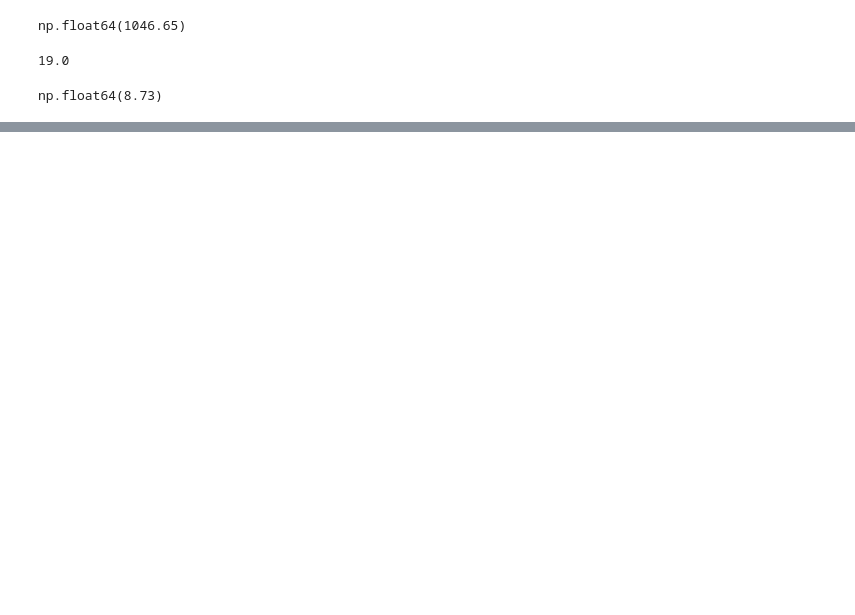
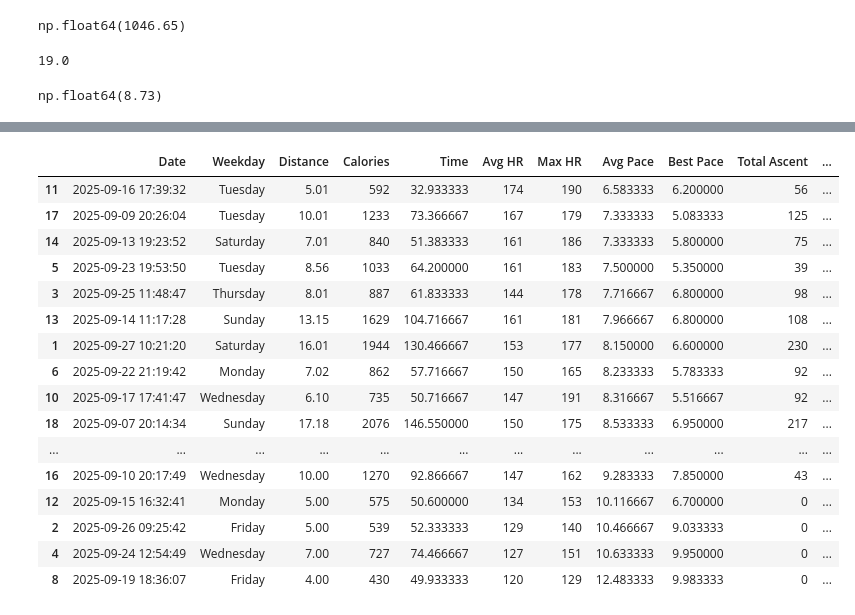
Before and after one commit to JakeBowen2005/Working_With_Garmin_Data, a Jupyter notebook: Playing_w_Data.ipynb, the cells around one changed output, grey strips where cells are left out. Saved outputs shown, nothing was run; the diff lists cells and outputs as text; code cells hidden in the pictures; blank space fills up the shorter version.

```diff
--- a/Playing_w_Data.ipynb
+++ b/Playing_w_Data.ipynb
@@ -58,7 +64,7 @@ data
 # %%
 #Filling in blank values
-data["Total Ascent"] = data["Total Ascent"].str.replace("--", "0").astype(float)
-data["Total Descent"] = data["Total Descent"].str.replace("--", "0").astype(float)
+data["Total Ascent"] = data["Total Ascent"].str.replace("--", "0").astype(int)
+data["Total Descent"] = data["Total Descent"].str.replace("--", "0").astype(int)
 # This changes the entire rows to floats too
 # %%
 data.dtypes
@@ -78,7 +85,7 @@ dtype: object
 # %%
 #Need to change Calories, Time, Avg Pace, Best PAce, Steps into usable floats to work with
 #Calories First
-data["Calories"] = data["Calories"].str.replace(",", "").astype(float)
+data["Calories"] = data["Calories"].str.replace(",", "").astype(int)
 data["Calories"].mean()
 # %% [output]
 np.float64(1046.65)
@@ -105,3 +112,7 @@ data["Avg Pace"] = data["Avg Pace"].apply(pace_converter_func)
 data["Avg Pace"].mean()
 # %% [output]
 np.float64(8.73)
+# %%
+#Best Pace Change
+data["Best Pace"] = data["Best Pace"].apply(pace_converter_func)
+data["Best Pace"].mean()
@@ -107,0 +121,4 @@ np.float64(8.73)
+# %%
+#Steps
+data["Steps"] = data["Steps"].str.replace(",", "").astype(int)
+data["Steps"].mean()
@@ -107,0 +162,20 @@ np.float64(8.73)
+# %%
+data.sort_values("Avg Pace")
+# %% [output]
+|  | Date | Weekday | Distance | Calories | Time | Avg HR | Max HR | Avg Pace | Best Pace | Total Ascent | ... |
+| 11 | 2025-09-16 17:39:32 | Tuesday | 5.01 | 592 | 32.933333 | 174 | 190 | 6.583333 | 6.200000 | 56 | ... |
+| 17 | 2025-09-09 20:26:04 | Tuesday | 10.01 | 1233 | 73.366667 | 167 | 179 | 7.333333 | 5.083333 | 125 | ... |
+| 14 | 2025-09-13 19:23:52 | Saturday | 7.01 | 840 | 51.383333 | 161 | 186 | 7.333333 | 5.800000 | 75 | ... |
+| 5 | 2025-09-23 19:53:50 | Tuesday | 8.56 | 1033 | 64.200000 | 161 | 183 | 7.500000 | 5.350000 | 39 | ... |
+| 3 | 2025-09-25 11:48:47 | Thursday | 8.01 | 887 | 61.833333 | 144 | 178 | 7.716667 | 6.800000 | 98 | ... |
+| 13 | 2025-09-14 11:17:28 | Sunday | 13.15 | 1629 | 104.716667 | 161 | 181 | 7.966667 | 6.800000 | 108 | ... |
+| 1 | 2025-09-27 10:21:20 | Saturday | 16.01 | 1944 | 130.466667 | 153 | 177 | 8.150000 | 6.600000 | 230 | ... |
+| 6 | 2025-09-22 21:19:42 | Monday | 7.02 | 862 | 57.716667 | 150 | 165 | 8.233333 | 5.783333 | 92 | ... |
+| 10 | 2025-09-17 17:41:47 | Wednesday | 6.10 | 735 | 50.716667 | 147 | 191 | 8.316667 | 5.516667 | 92 | ... |
+| 18 | 2025-09-07 20:14:34 | Sunday | 17.18 | 2076 | 146.550000 | 150 | 175 | 8.533333 | 6.950000 | 217 | ... |
+| ... | ... | ... | ... | ... | ... | ... | ... | ... | ... | ... | ... |
+| 16 | 2025-09-10 20:17:49 | Wednesday | 10.00 | 1270 | 92.866667 | 147 | 162 | 9.283333 | 7.850000 | 43 | ... |
+| 12 | 2025-09-15 16:32:41 | Monday | 5.00 | 575 | 50.600000 | 134 | 153 | 10.116667 | 6.700000 | 0 | ... |
+| 2 | 2025-09-26 09:25:42 | Friday | 5.00 | 539 | 52.333333 | 129 | 140 | 10.466667 | 9.033333 | 0 | ... |
+| 4 | 2025-09-24 12:54:49 | Wednesday | 7.00 | 727 | 74.466667 | 127 | 151 | 10.633333 | 9.950000 | 0 | ... |
+| 8 | 2025-09-19 18:36:07 | Friday | 4.00 | 430 | 49.933333 | 120 | 129 | 12.483333 | 9.983333 | 0 | ... |
```
Also changed, not shown: parts of 12 cells of this notebook.
